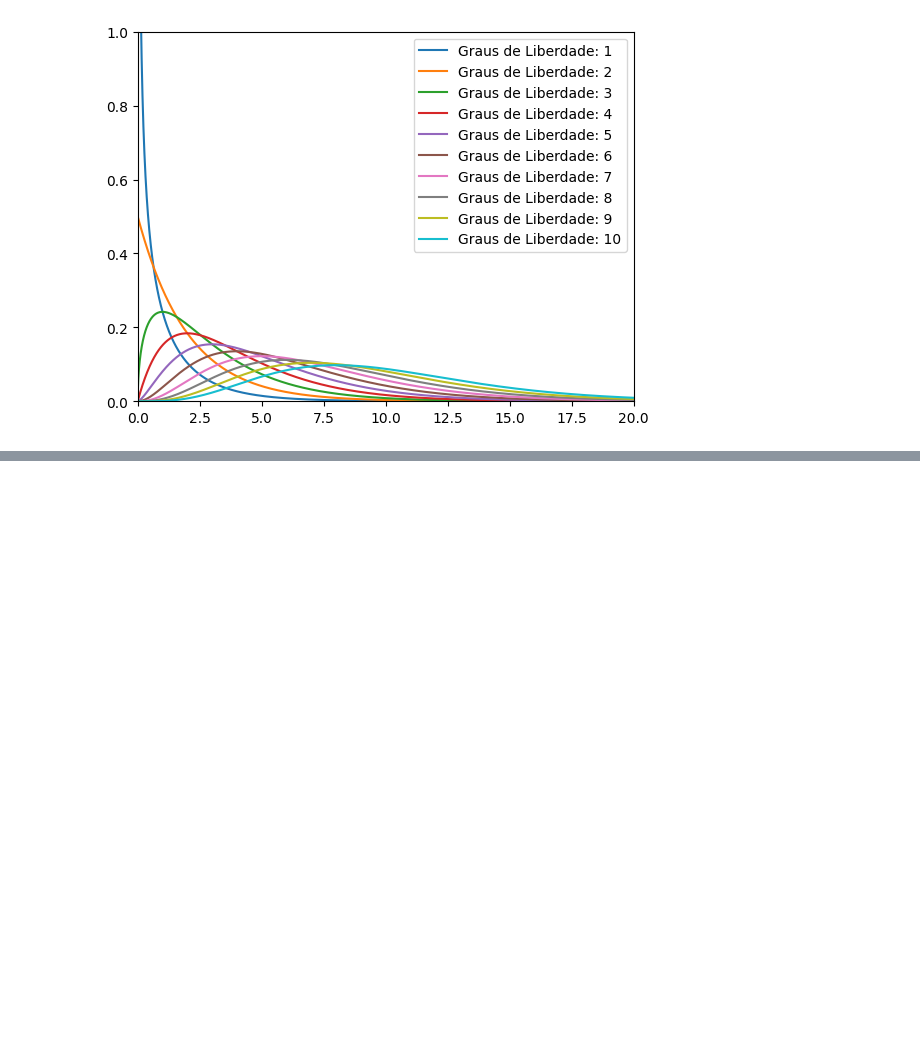
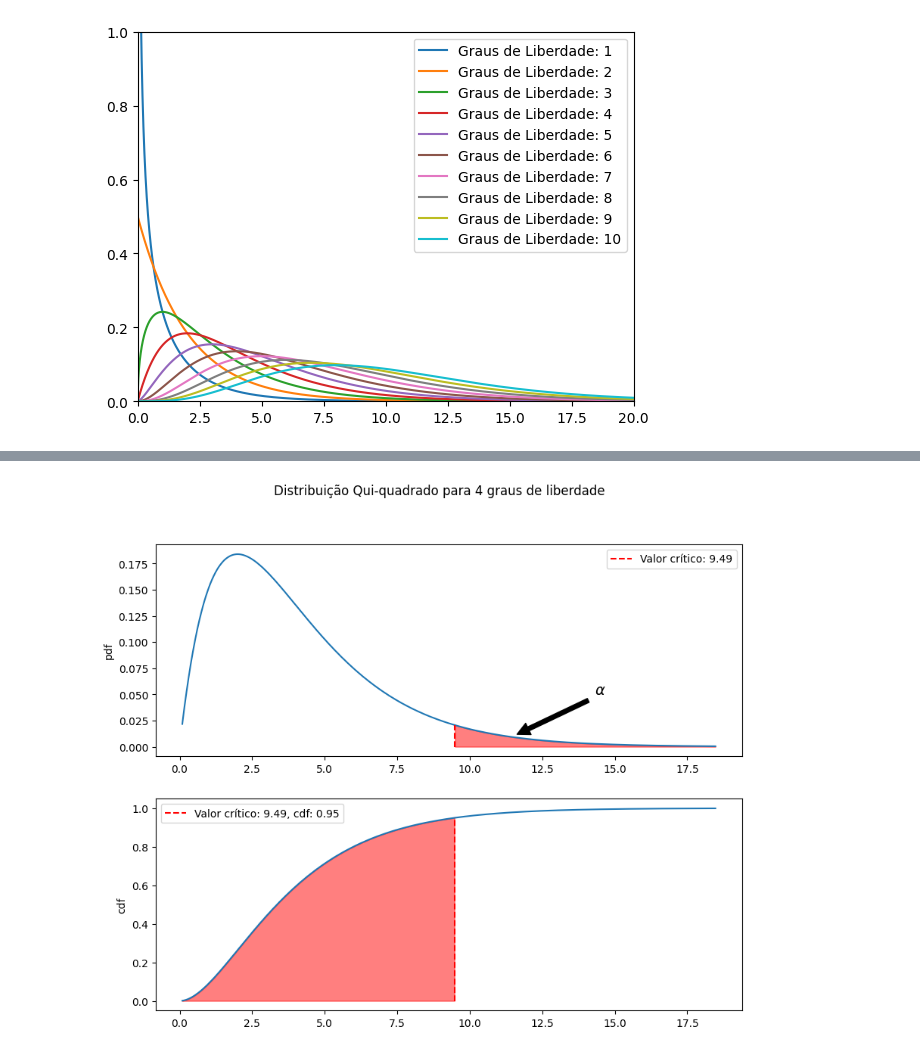
Before and after one commit to stephanyresque/Ciencia-de-dados-2, a Jupyter notebook: mes01/07_01_25.ipynb, the cells around one changed output, grey strips where cells are left out. Saved outputs shown, nothing was run; the diff lists cells and outputs as text; code cells hidden in the pictures; blank space fills up the shorter version.

```diff
--- a/mes01/07_01_25.ipynb
+++ b/mes01/07_01_25.ipynb
@@ -449,0 +472,6 @@ plt.show()
+# %%
+from meus_modulos.graficos import plot_chi2
+
+plot_chi2(4, 0.05)
+# %% [output]
+[figure, added]
```
Also changed, not shown: parts of 7 cells of this notebook.
